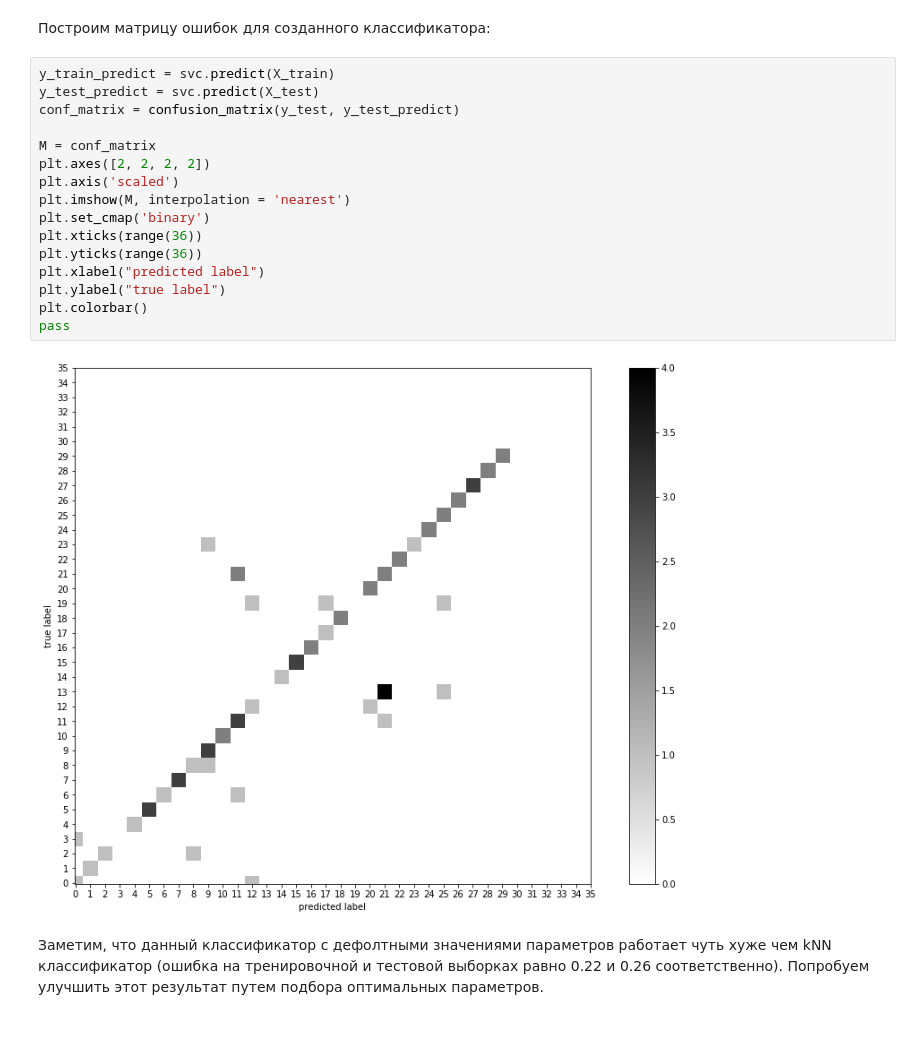
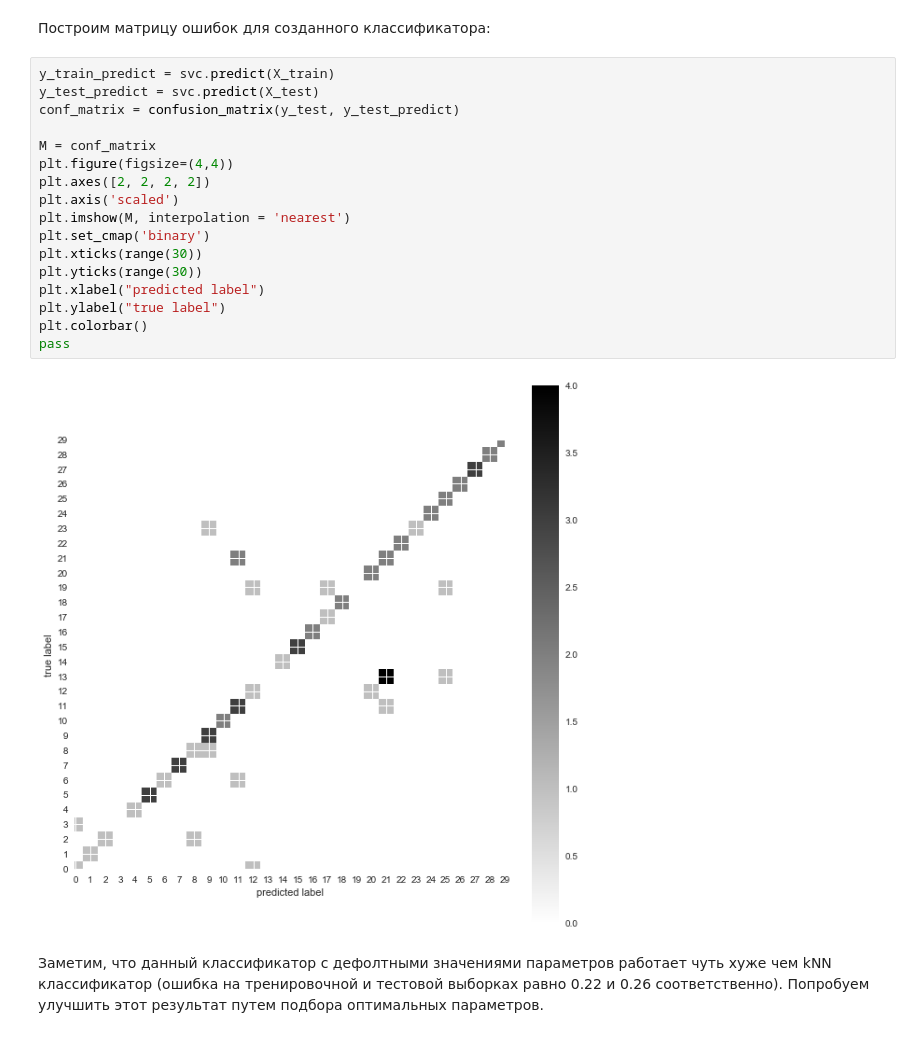
Before and after one commit to maksimovVva/Data_analysis, a Jupyter notebook: Maksimova_lab1.ipynb, the cells around one changed output. Drawn from its saved outputs; the diff is of its cells as text.

```diff
--- a/Maksimova_lab1.ipynb
+++ b/Maksimova_lab1.ipynb
@@ -377,21 +381,22 @@ print(err_train, err_test)
 # %%
 y_train_predict = svc.predict(X_train)
 y_test_predict = svc.predict(X_test)
 conf_matrix = confusion_matrix(y_test, y_test_predict)
 
 M = conf_matrix
+plt.figure(figsize=(4,4))
 plt.axes([2, 2, 2, 2])
 plt.axis('scaled')
 plt.imshow(M, interpolation = 'nearest')
 plt.set_cmap('binary')
-plt.xticks(range(36))
-plt.yticks(range(36))
+plt.xticks(range(30))
+plt.yticks(range(30))
 plt.xlabel("predicted label")
 plt.ylabel("true label")
 plt.colorbar()
 pass
 # %% [output]
-[figure, old version]
+[figure, new version]
 # %% [markdown]
 Заметим, что данный классификатор с дефолтными значениями параметров работает чуть хуже чем kNN классификатор (ошибка на тренировочной и тестовой выборках равно 0.22 и 0.26 соответственно). Попробуем улучшить этот результат путем подбора оптимальных параметров.
 # %% [markdown]
```
Also changed, not shown: parts of 198 cells of this notebook.
